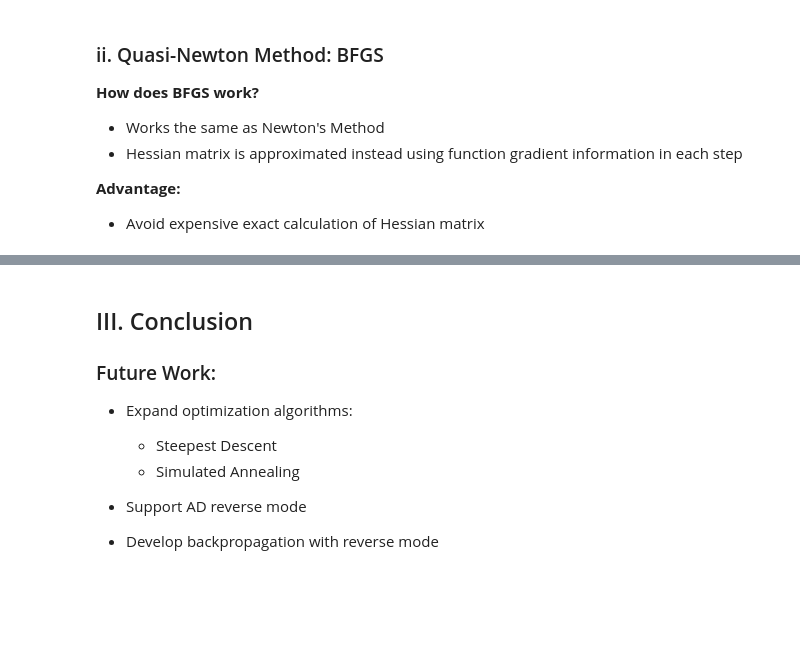
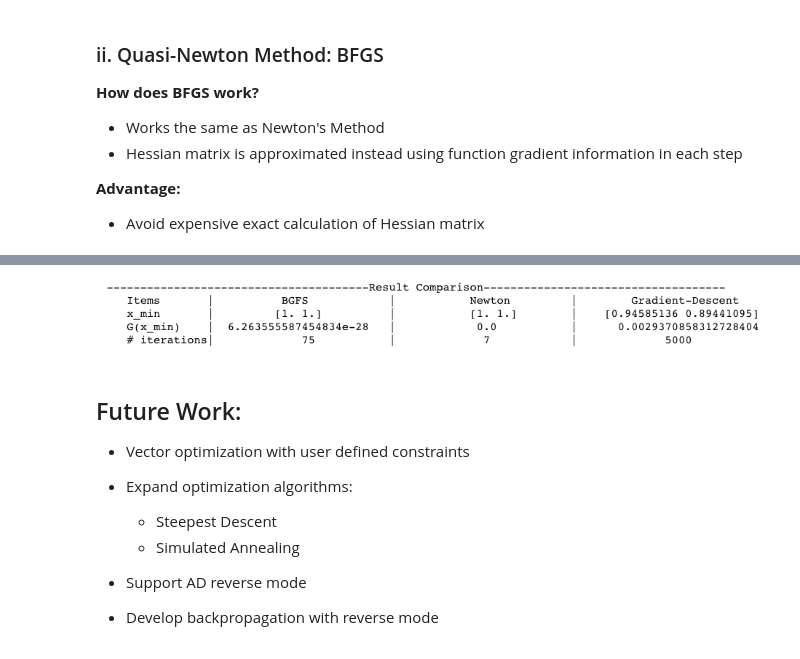
Before and after one commit to CS207ProjectGroup8/cs207-FinalProject, a Jupyter notebook: docs/Presentation.ipynb, the cells around one changed output, grey strips where cells are left out. Saved outputs shown, nothing was run; the diff lists cells and outputs as text; code cells hidden in the pictures; blank space fills up the shorter version.

```diff
--- a/docs/Presentation.ipynb
+++ b/docs/Presentation.ipynb
@@ -227,8 +248,12 @@ gd_result = adf.Mini(G, [-1, 0.5], method = "gradient-descent", plot = True)
+# %%
+from IPython.display import Image
+Image(r"images/results_optimization.PNG")
+# %% [output]
+[figure, added]
 # %% [markdown]
-## III. Conclusion
+## Future Work:
 
-### Future Work:
-
+- Vector optimization with user defined constraints
 - Expand optimization algorithms:
     - Steepest Descent
     - Simulated Annealing
```
Also changed, not shown: parts of 13 cells of this notebook.
